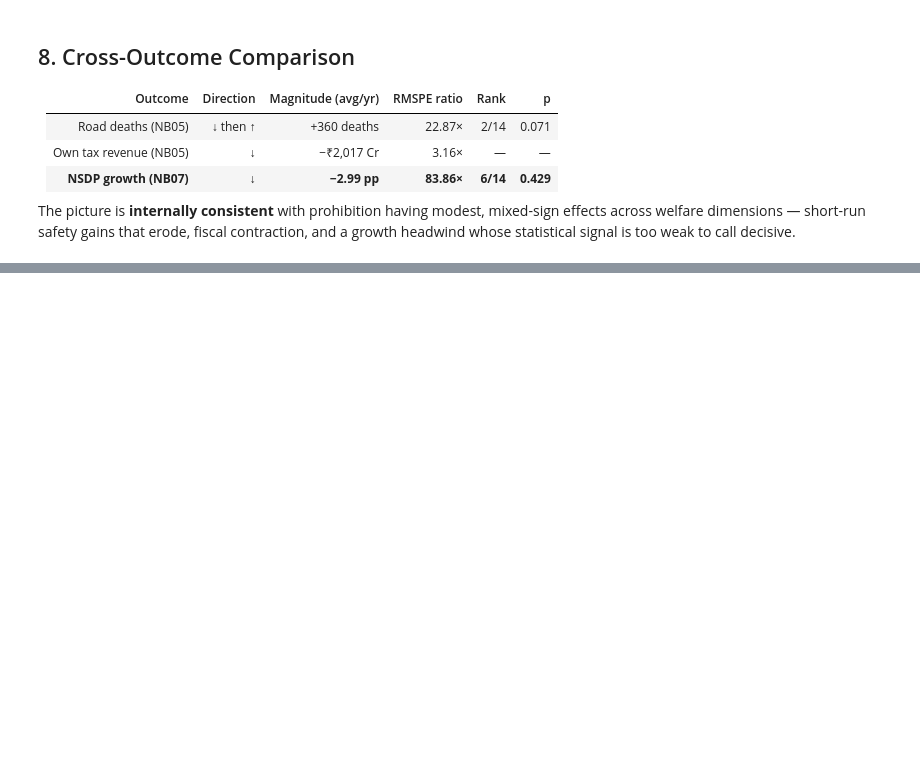
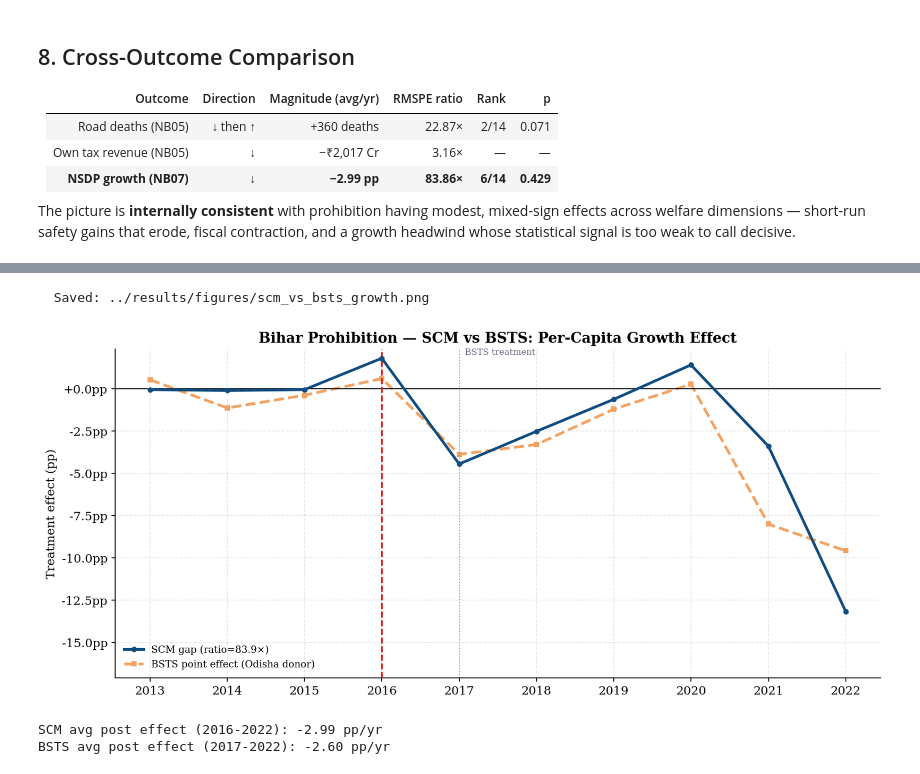
Before and after one commit to amsorrytola/scm-policy-india-, a Jupyter notebook: notebooks/07_scm_bihar_growth.ipynb, the cells around one changed output, grey strips where cells are left out. Drawn from its saved outputs; the diff is of its cells as text; code cells hidden in the pictures; blank space fills up the shorter version.

```diff
--- a/notebooks/07_scm_bihar_growth.ipynb
+++ b/notebooks/07_scm_bihar_growth.ipynb
@@ -429,0 +561,52 @@ signal is too weak to call decisive.
+# %%
+with open("../api/results/bihar_scm_growth.json") as f:
+    sg = json.load(f)
+
+scm_g_dates = pd.to_datetime(sg["dates"])
+scm_g_gap = pd.Series(sg["gap"], index=scm_g_dates)
+
+# Align BSTS by year
+bsts_g_by_yr = {pd.to_datetime(d).year: e
+                for d, e in zip(bg["dates"], bg["point_effect"])
+                if e is not None}
+bsts_g_aligned = pd.Series(
+    [bsts_g_by_yr.get(d.year) for d in scm_g_dates],
+    index=scm_g_dates,
+)
+
+fig, ax = plt.subplots(figsize=(11, 5))
+ax.plot(scm_g_dates, scm_g_gap,
+        color=COLOR_TREATED, linewidth=2.5, marker="o", markersize=4,
+        label=f"SCM gap (ratio={sg['diagnostics']['rmspe_ratio']:.1f}×)",
+        zorder=10)
+ax.plot(scm_g_dates, bsts_g_aligned,
+        color=COLOR_SYNTHETIC, linewidth=2.5, linestyle="--",
+        marker="s", markersize=4,
+        label="BSTS point effect (Odisha donor)")
+ax.axhline(0, color="black", linewidth=0.8)
+treatment_line(ax, "2016-01-01", label="SCM treatment")
+ax.axvline(pd.to_datetime("2017-01-01"),
+           color="#9CA3AF", linewidth=1, linestyle=":")
+ax.text(pd.to_datetime("2017-01-01"), ax.get_ylim()[1] * 0.95,
+        "  BSTS treatment", fontsize=8, color="#6b7280", va="top")
+
+all_effs = [v for v in list(scm_g_gap) + list(bsts_g_aligned.dropna())
+            if pd.notna(v)]
+ax.set_ylim(min(all_effs) * 1.3, max(all_effs) * 1.3)
+ax.set_ylabel("Treatment effect (pp)")
+ax.set_title("Bihar Prohibition — SCM vs BSTS: Per-Capita Growth Effect")
+ax.yaxis.set_major_formatter(
+    mticker.FuncFormatter(lambda x, _: f"{x:+.1f}pp")
+)
+ax.legend(fontsize=9, loc="lower left")
+fig.tight_layout()
+save_fig(fig, Path("../results/figures/scm_vs_bsts_growth.png"))
+plt.show()
+
+print(f"SCM avg post effect (2016-2022): {sg['diagnostics']['avg_post_effect']:+.2f} pp/yr")
+print(f"BSTS avg post effect (2017-2022): {bsts_g_aligned.dropna().mean():+.2f} pp/yr")
+# %% [output]
+  Saved: ../results/figures/scm_vs_bsts_growth.png
+[figure, added]
+SCM avg post effect (2016-2022): -2.99 pp/yr
+BSTS avg post effect (2017-2022): -2.60 pp/yr
```
Also changed, not shown: parts of 5 cells of this notebook, 10 other files.
